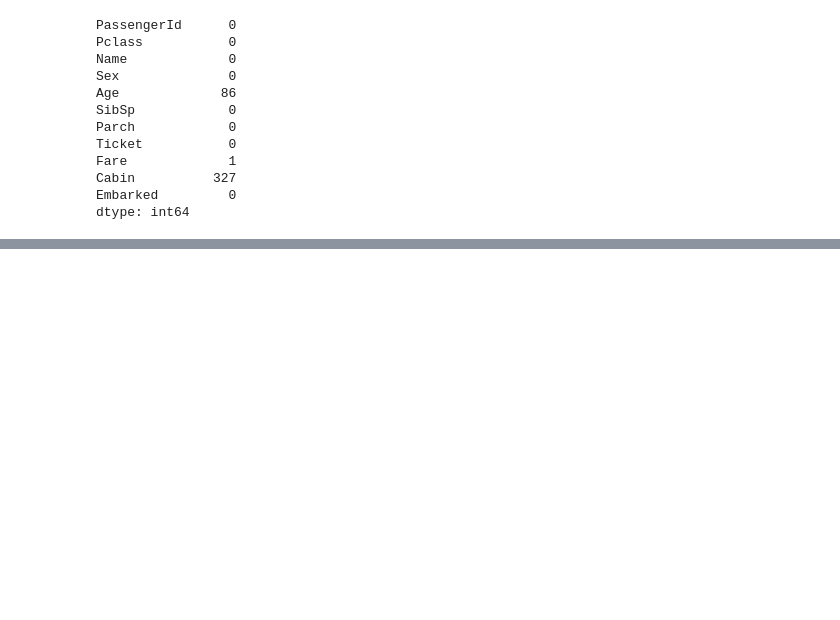
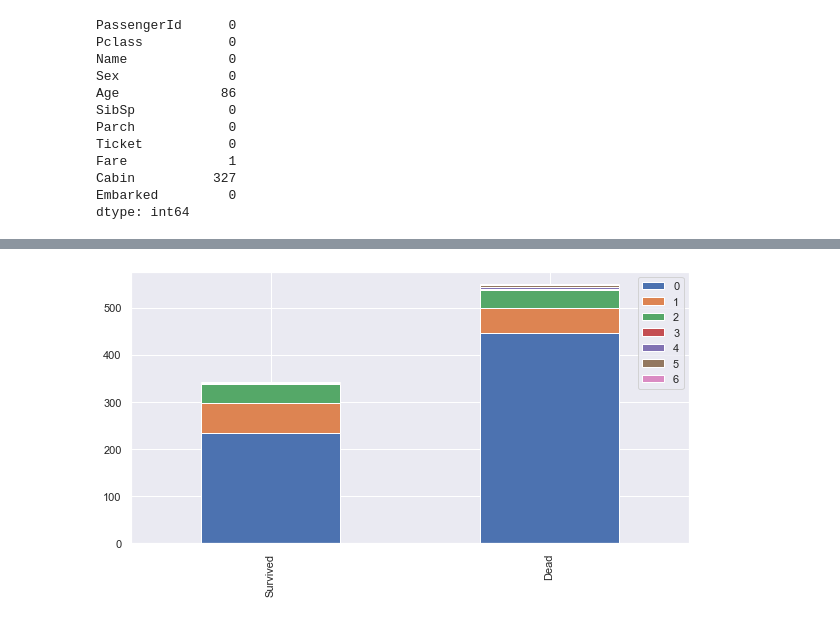
Before and after one commit to theishantha/Titanic---Kaggle-Machine-Learning-Competition, a Jupyter notebook: Titanic Disaster - Kaggle Machine Learning Competition.ipynb, the cells around one changed output, grey strips where cells are left out. Cells and saved outputs as stored; diff of their text form; code cells hidden in the pictures; blank space fills up the shorter version.

```diff
--- a/Titanic Disaster - Kaggle Machine Learning Competition.ipynb
+++ b/Titanic Disaster - Kaggle Machine Learning Competition.ipynb
@@ -110,0 +130,4 @@ sns.set()
+# %%
+bar_chart('Parch')
+# %% [output]
+[figure, added]
```
Also changed, not shown: parts of 5 cells of this notebook.
